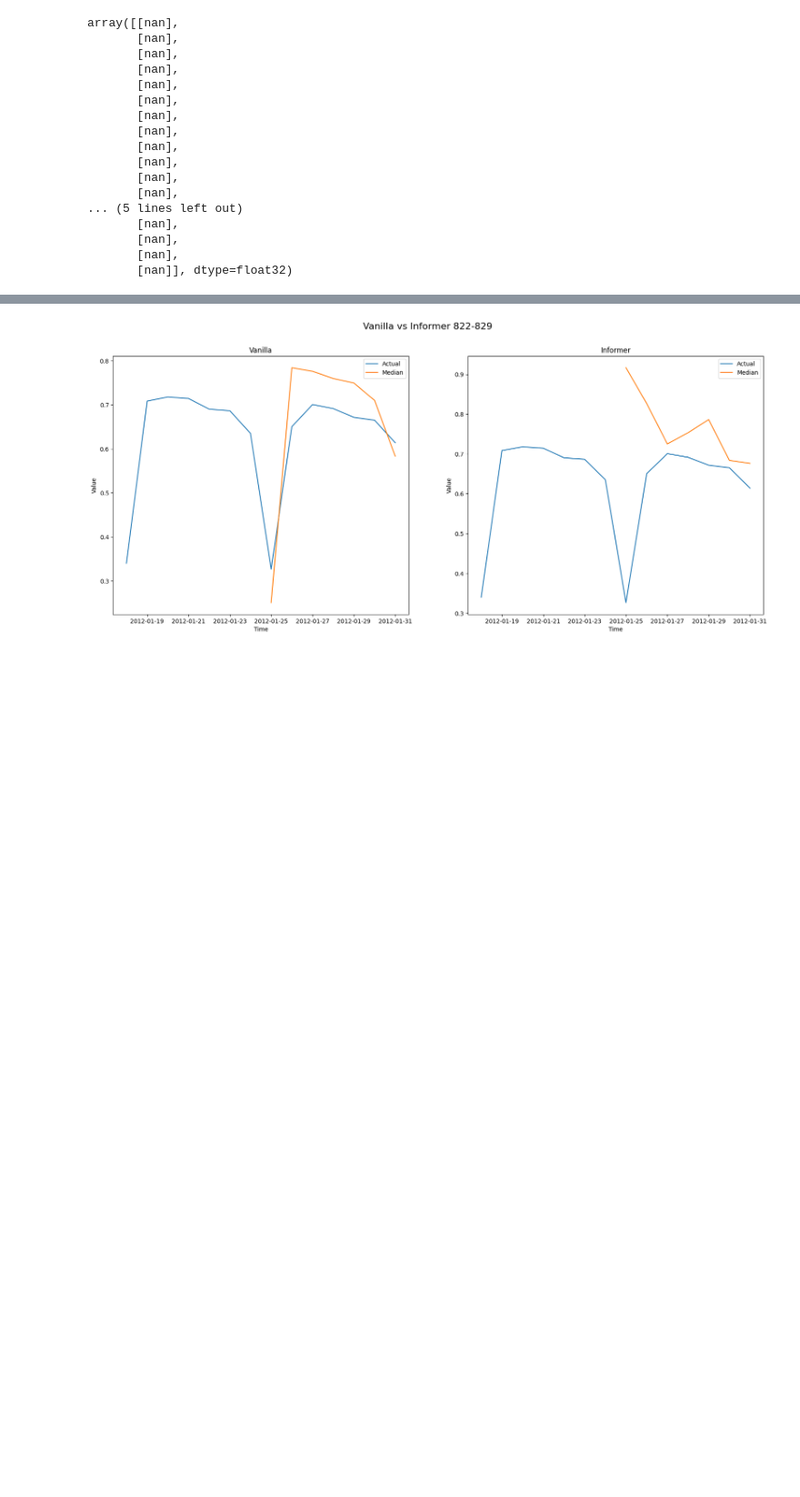
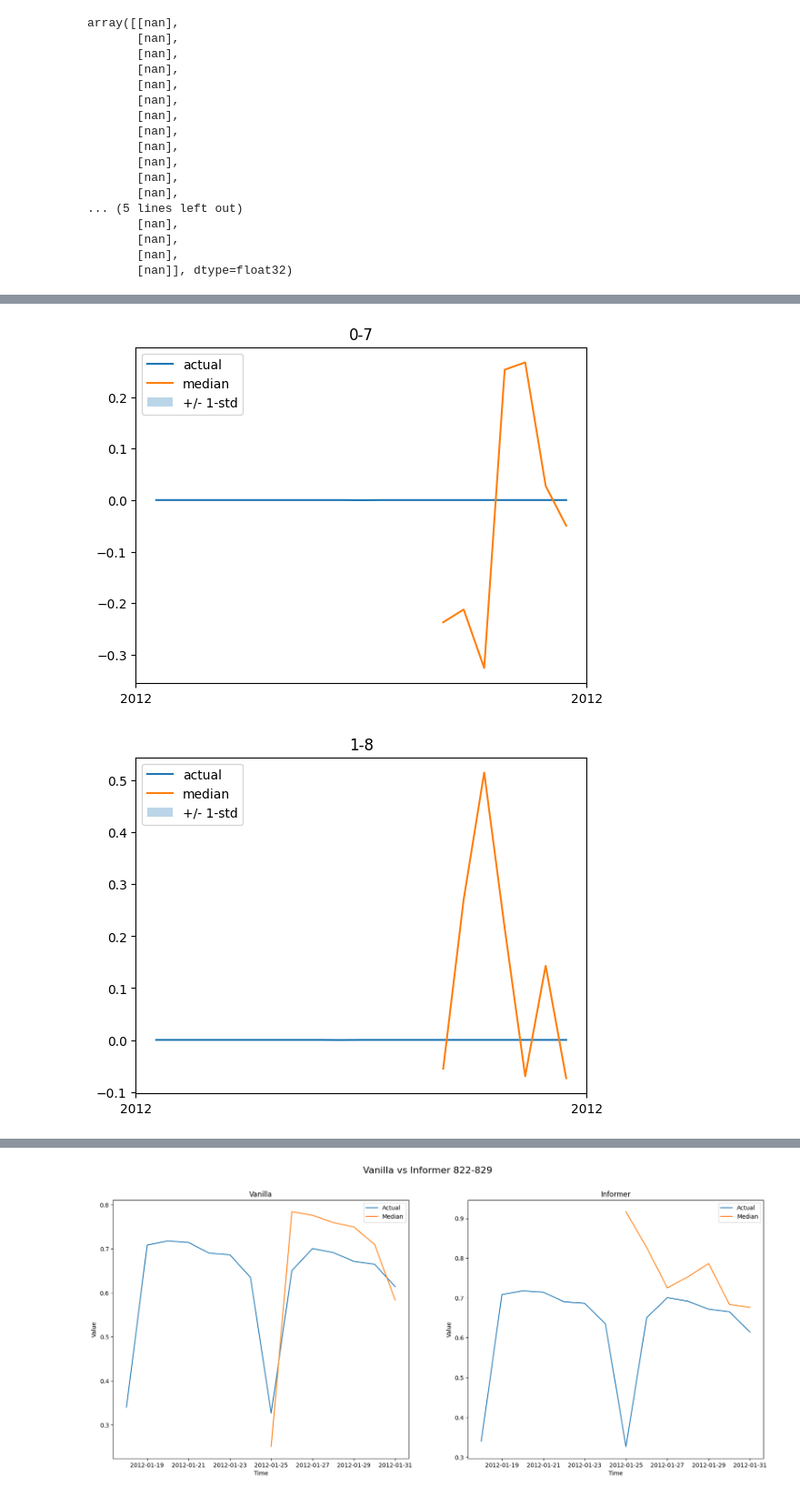
Before and after one commit to DenardYap/time-series-forecasting, a Jupyter notebook: src/playground/transformer_playground_electric.ipynb, the cells around one changed output, grey strips where cells are left out. Shown at 91% size. Cells and saved outputs as stored; diff of their text form; code cells hidden in the pictures; blank space fills up the shorter version.

```diff
--- a/src/playground/transformer_playground_electric.ipynb
+++ b/src/playground/transformer_playground_electric.ipynb
@@ -1354,3 +1643,9 @@ plot_randomly(vanilla_forecasts)
+# %%
+plot(0, vanilla_forecasts)
+plot(1, vanilla_forecasts)
+# %% [output]
+[figure, added]
+[figure, added]
 # %%
 plot_randomly(informer_forecasts)
 # %% [output]
```
Also changed, not shown: parts of 27 cells of this notebook, 6 other files.
